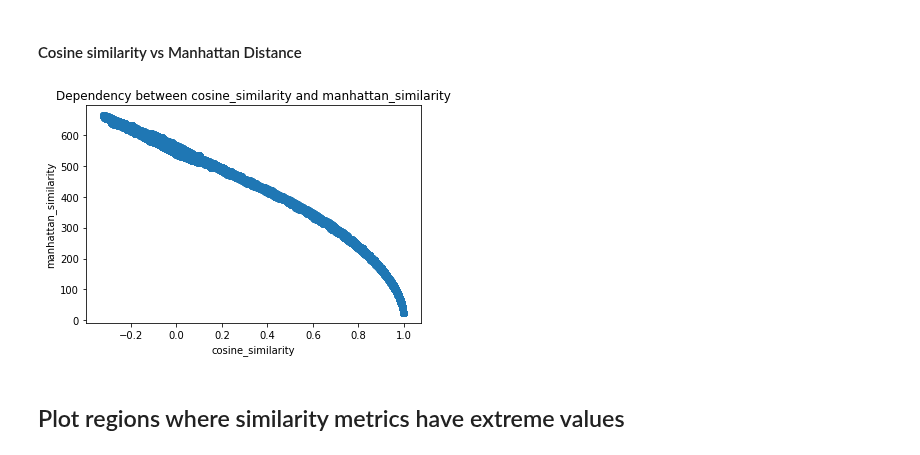
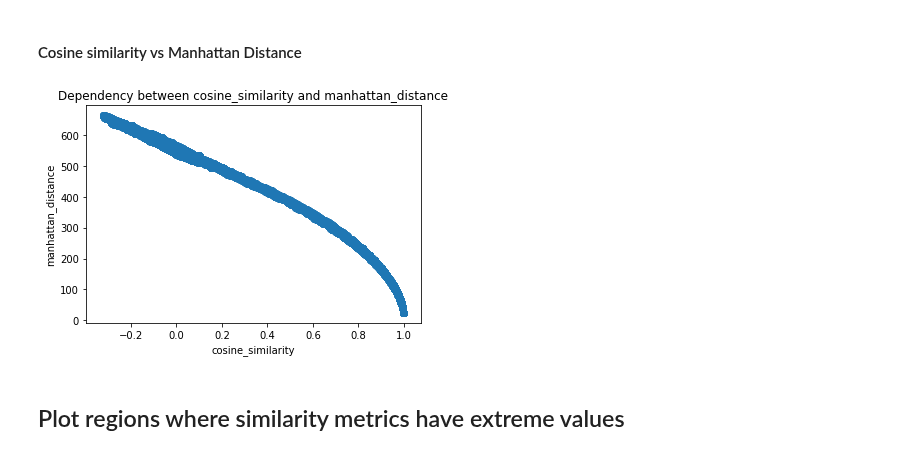
Before and after one commit to Climate-Data-Science/Climate-Similarity-Metrics, a Jupyter notebook: 8_similarity_metrics_dependency.ipynb, the cells around one changed output. Saved outputs shown, nothing was run; the diff lists cells and outputs as text; code cells hidden in the pictures.

```diff
--- a/8_similarity_metrics_dependency.ipynb
+++ b/8_similarity_metrics_dependency.ipynb
@@ -56,9 +56,9 @@ plots.plot_similarity_dependency(u_l30, qbo_equator, sim.transfer_entropy, sim.m
 # %% [markdown]
 <h4>Cosine similarity vs Manhattan Distance</h4>
 # %%
-plots.plot_similarity_dependency(u_l30, qbo_equator, sim.cosine_similarity, sim.manhattan_similarity)
+plots.plot_similarity_dependency(u_l30, qbo_equator, sim.cosine_similarity, sim.manhattan_distance)
 # %% [output]
-[figure, old version]
+[figure, new version]
 # %% [markdown]
 <h2>Plot regions where similarity metrics have extreme values</h2>
 # %%
```
Also changed, not shown: parts of 4 cells of this notebook, 9 other files.
